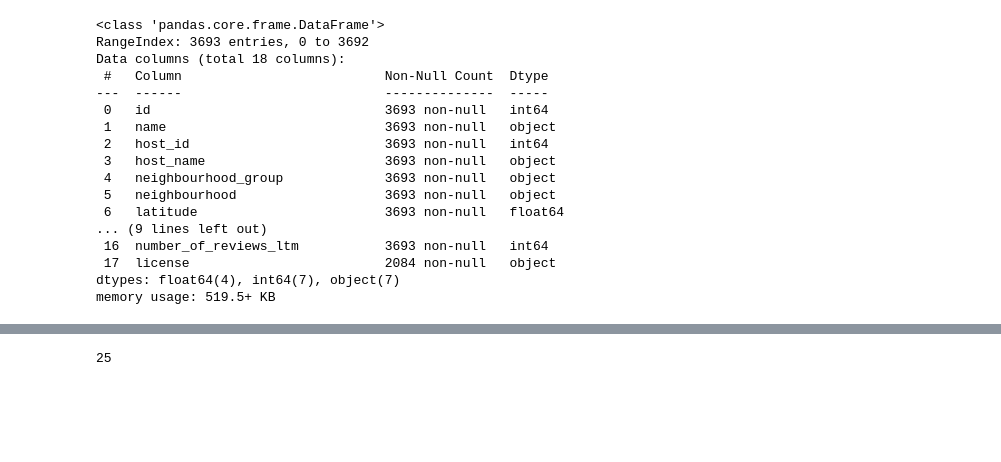
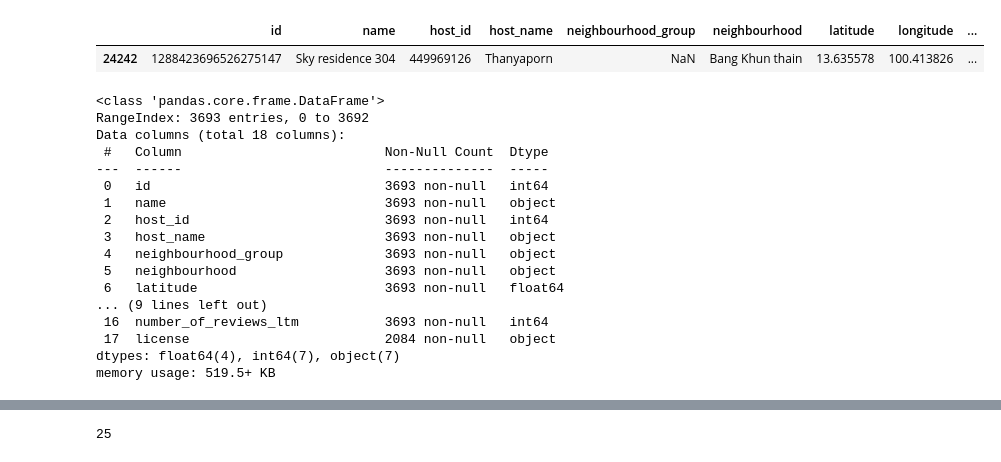
Before and after one commit to limlim12-blip/Inside-Airbnb-Singapore, a Jupyter notebook: src/get_data.ipynb, the cells around one changed output, grey strips where cells are left out. Cells and saved outputs as stored; diff of their text form; code cells hidden in the pictures; blank space fills up the shorter version.

```diff
--- a/src/get_data.ipynb
+++ b/src/get_data.ipynb
@@ -20,23 +32,28 @@ pdf6 = gpd.read_file("../raw/bangkok/2024-12-25/visualisations/neighbourhoods.ge
 # %%
-listings_csv.info()
+pf1[pf1['name']=='Sky residence 304']
 # %% [output]
-<class 'pandas.core.frame.DataFrame'>
-RangeIndex: 3693 entries, 0 to 3692
-Data columns (total 18 columns):
- #   Column                          Non-Null Count  Dtype
----  ------                          --------------  -----
- 0   id                              3693 non-null   int64
- 1   name                            3693 non-null   object
- 2   host_id                         3693 non-null   int64
- 3   host_name                       3693 non-null   object
- 4   neighbourhood_group             3693 non-null   object
- 5   neighbourhood                   3693 non-null   object
- 6   latitude                        3693 non-null   float64
-... (9 lines left out)
- 16  number_of_reviews_ltm           3693 non-null   int64
- 17  license                         2084 non-null   object
-dtypes: float64(4), int64(7), object(7)
-memory usage: 519.5+ KB
+|  | id | name | host_id | host_name | neighbourhood_group | neighbourhood | latitude | longitude | ... |
+| 24242 | 1288423696526275147 | Sky residence 304 | 449969126 | Thanyaporn | NaN | Bang Khun thain | 13.635578 | 100.413826 | ... |
+# %%
+pf3.info()
+# %% [output]
+<class 'pandas.core.frame.DataFrame'>
+RangeIndex: 3693 entries, 0 to 3692
+Data columns (total 18 columns):
+ #   Column                          Non-Null Count  Dtype
+---  ------                          --------------  -----
+ 0   id                              3693 non-null   int64
+ 1   name                            3693 non-null   object
+ 2   host_id                         3693 non-null   int64
+ 3   host_name                       3693 non-null   object
+ 4   neighbourhood_group             3693 non-null   object
+ 5   neighbourhood                   3693 non-null   object
+ 6   latitude                        3693 non-null   float64
+... (9 lines left out)
+ 16  number_of_reviews_ltm           3693 non-null   int64
+ 17  license                         2084 non-null   object
+dtypes: float64(4), int64(7), object(7)
+memory usage: 519.5+ KB
 # %%
 listings_csv[listings_csv["host_id"]==681544907]
 # %% [output]
```
Also changed, not shown: parts of 3 cells of this notebook, 7 other files.
